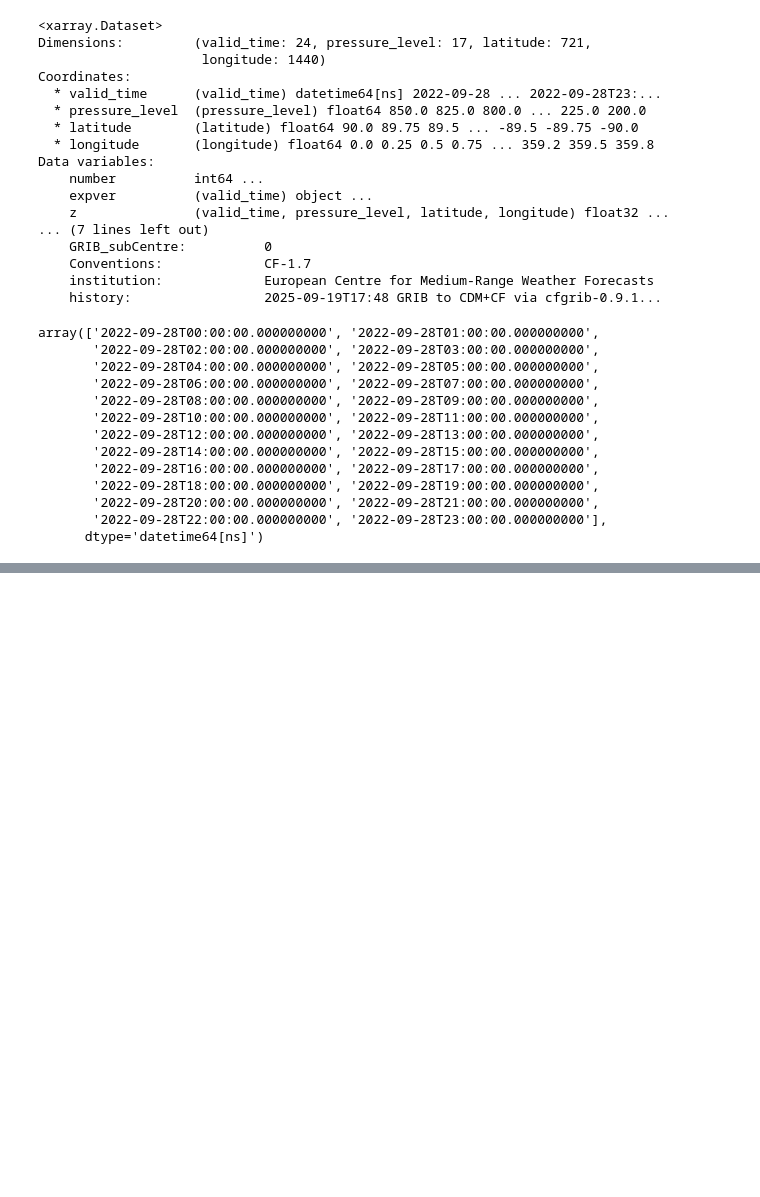
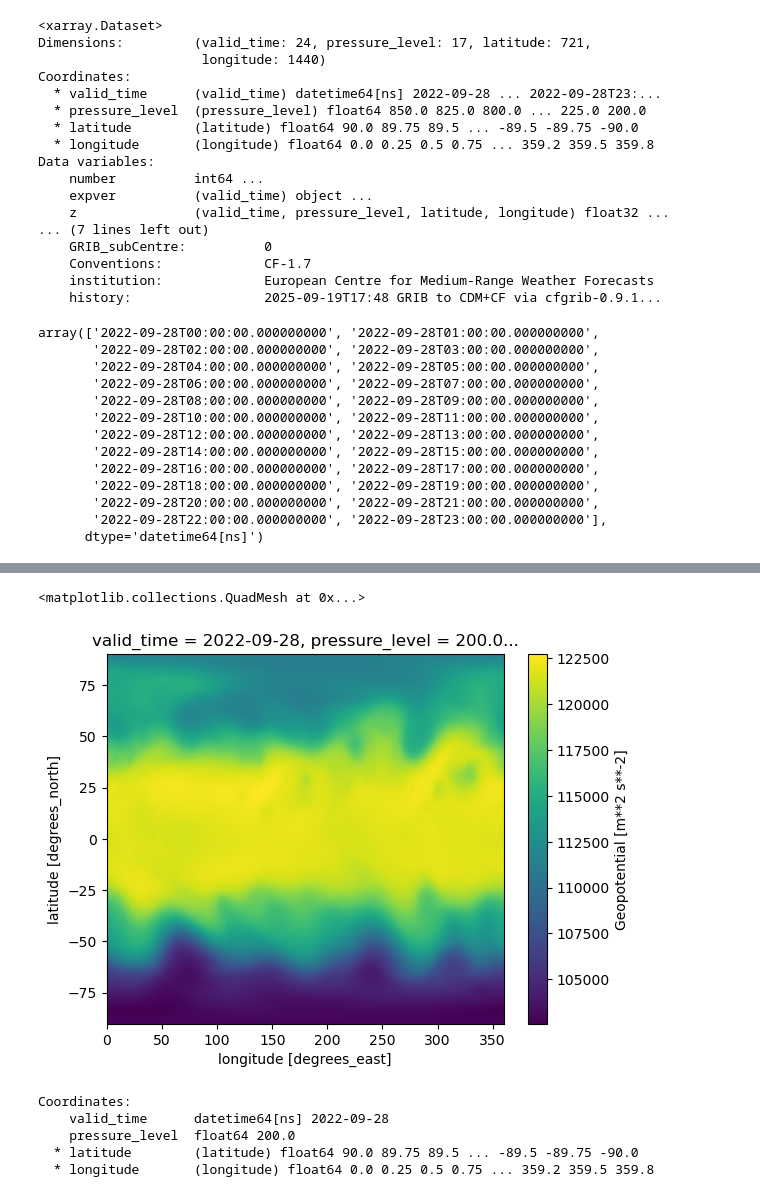
Before and after one commit to mickyals/geo_lab, a Jupyter notebook: notebooks/coordinate_data_processing.ipynb, the cells around one changed output, grey strips where cells are left out. Saved outputs shown, nothing was run; the diff lists cells and outputs as text; code cells hidden in the pictures; blank space fills up the shorter version.

```diff
--- a/notebooks/coordinate_data_processing.ipynb
+++ b/notebooks/coordinate_data_processing.ipynb
@@ -163,0 +71,3 @@ array([-90., -90., -90., ..., -90., -90., -90.])
+# %%
+upper_pressure = test.isel(valid_time=0, pressure_level=-1)
+upper_pressure
@@ -163,0 +92,13 @@ array([-90., -90., -90., ..., -90., -90., -90.])
+# %%
+upper_pressure['z'].plot()
+# %% [output]
+<matplotlib.collections.QuadMesh at 0x...>
+[figure, added]
+# %%
+upper_pressure.coords
+# %% [output]
+Coordinates:
+    valid_time      datetime64[ns] 2022-09-28
+    pressure_level  float64 200.0
+  * latitude        (latitude) float64 90.0 89.75 89.5 ... -89.5 -89.75 -90.0
+  * longitude       (longitude) float64 0.0 0.25 0.5 0.75 ... 359.2 359.5 359.8
```
Also changed, not shown: parts of 50 cells of this notebook, 1 other file.
